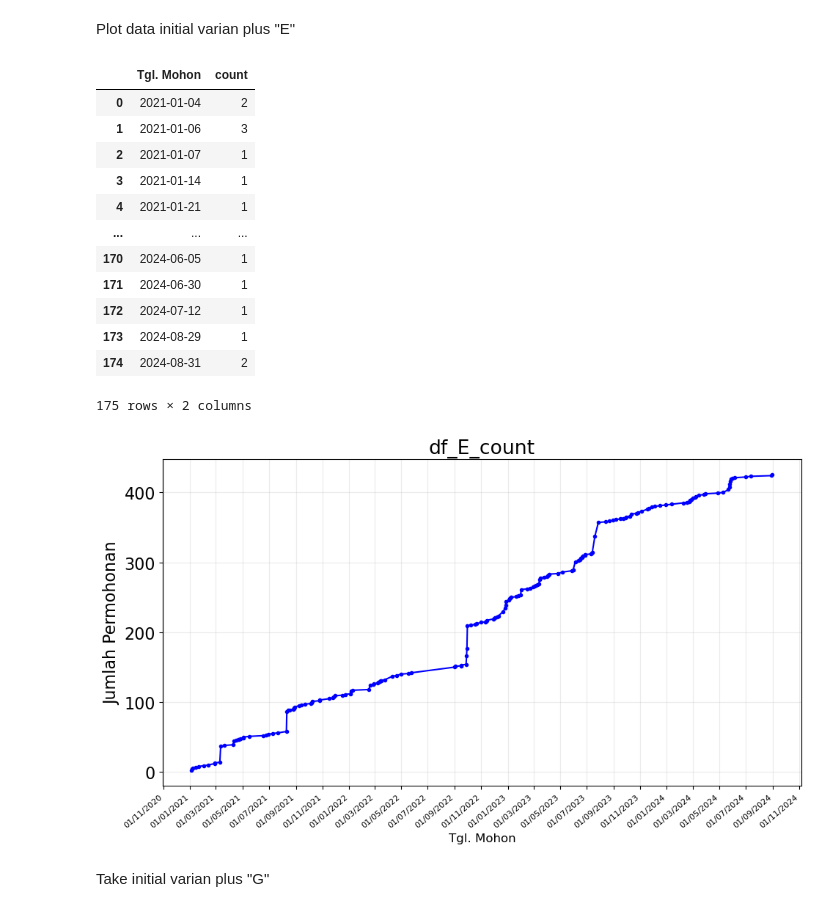
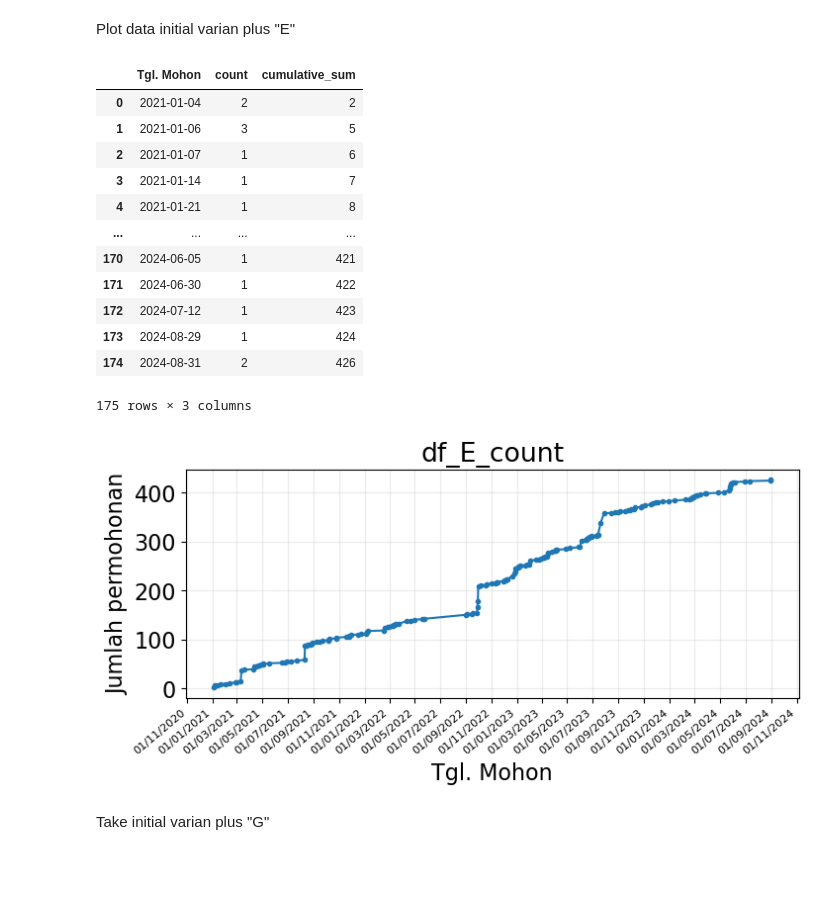
Before and after one commit to anajesset/tugas-akhirr, a Jupyter notebook: exploration.ipynb, the cells around one changed output. Cells and saved outputs as stored; diff of their text form; code cells hidden in the pictures; blank space fills up the shorter version.

```diff
--- a/exploration.ipynb
+++ b/exploration.ipynb
@@ -283,47 +283,48 @@ Plot data initial varian plus "E"
 df_E_count = df_E[["Tgl. Mohon"]].copy()
 df_E_count["count"] = 1.
 df_E_count = df_E_count.groupby("Tgl. Mohon").agg("count").reset_index()
+df_E_count["cumulative_sum"] = df_E_count["count"].cumsum()
 df_E_count
 # %% [output]
-|  | Tgl. Mohon | count |
-| 0 | 2021-01-04 | 2 |
-| 1 | 2021-01-06 | 3 |
-| 2 | 2021-01-07 | 1 |
-| 3 | 2021-01-14 | 1 |
-| 4 | 2021-01-21 | 1 |
-| ... | ... | ... |
-| 170 | 2024-06-05 | 1 |
-| 171 | 2024-06-30 | 1 |
-| 172 | 2024-07-12 | 1 |
-| 173 | 2024-08-29 | 1 |
-| 174 | 2024-08-31 | 2 |
+|  | Tgl. Mohon | count | cumulative_sum |
+| 0 | 2021-01-04 | 2 | 2 |
+| 1 | 2021-01-06 | 3 | 5 |
+| 2 | 2021-01-07 | 1 | 6 |
+| 3 | 2021-01-14 | 1 | 7 |
+| 4 | 2021-01-21 | 1 | 8 |
+| ... | ... | ... | ... |
+| 170 | 2024-06-05 | 1 | 421 |
+| 171 | 2024-06-30 | 1 | 422 |
+| 172 | 2024-07-12 | 1 | 423 |
+| 173 | 2024-08-29 | 1 | 424 |
+| 174 | 2024-08-31 | 2 | 426 |
-175 rows × 2 columns
+175 rows × 3 columns
 # %%
-df_E_count["cumulative_sum"] = df_E_count["count"].cumsum()
+fig, ax = plt.subplots(figsize=(8, 3))
 
-fig, ax = plt.subplots(figsize=(10, 6))
-
-ax.plot(df_E_count["Tgl. Mohon"], df_E_count["cumulative_sum"], linestyle="-", marker=".", color="b")
+ax.plot(df_E_count["Tgl. Mohon"], df_E_count["cumulative_sum"],
+        linestyle="-", marker=".")
 
 formatter = mdates.DateFormatter("%d/%m/%Y")
+# locator = mdates.YearLocator(base=2)
 locator = mdates.MonthLocator(bymonthday=1, bymonth=range(1, 13, 2))
 ax.xaxis.set_major_formatter(formatter)
 ax.xaxis.set_major_locator(locator)
 
-ax.grid(True)
-ax.set_xlabel("Tgl. Mohon", fontsize=12)
-ax.set_ylabel("Jumlah Permohonan")
+ax.grid("on")
+ax.set_xlabel("Tgl. Mohon")
+ax.set_ylabel("Jumlah permohonan")
+
 ax.set_title("df_E_count")
 
-for label in ax.get_xticklabels():
-    label.set_rotation(40)
-    label.set_fontsize(8)
-    label.set_horizontalalignment('right')
+for j, label in enumerate(ax.get_xticklabels()):
+  label.set_rotation(40)
+  label.set_fontsize(8)
+  label.set_horizontalalignment('right')
 
-plt.tight_layout()
-plt.show()
+plt.show(fig)
 # %% [output]
-[figure, old version]
+[figure, new version]
 # %% [markdown]
 Take initial varian plus "G"
 # %%
```
Also changed, not shown: parts of 10 cells of this notebook.
